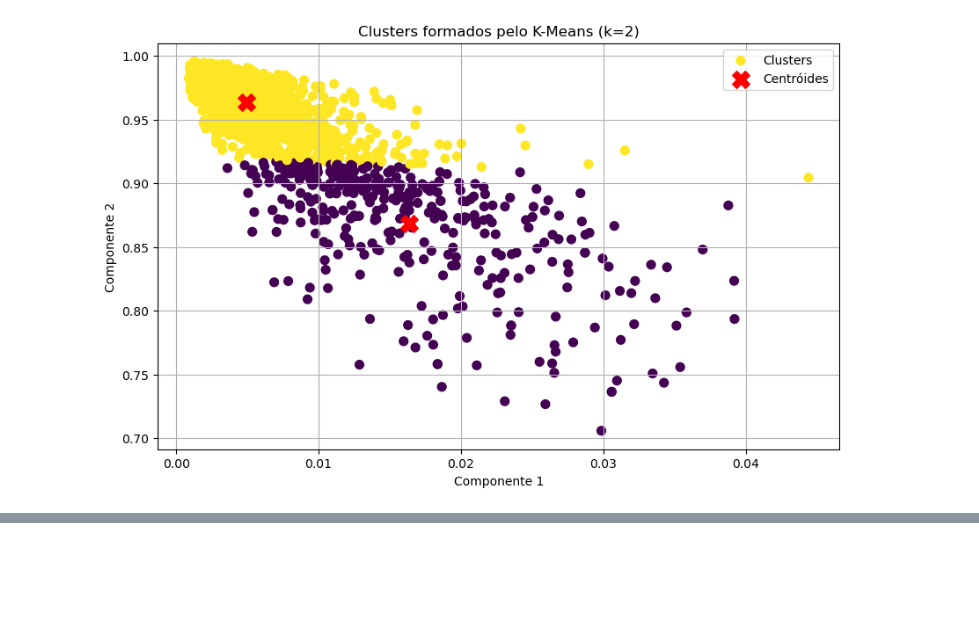
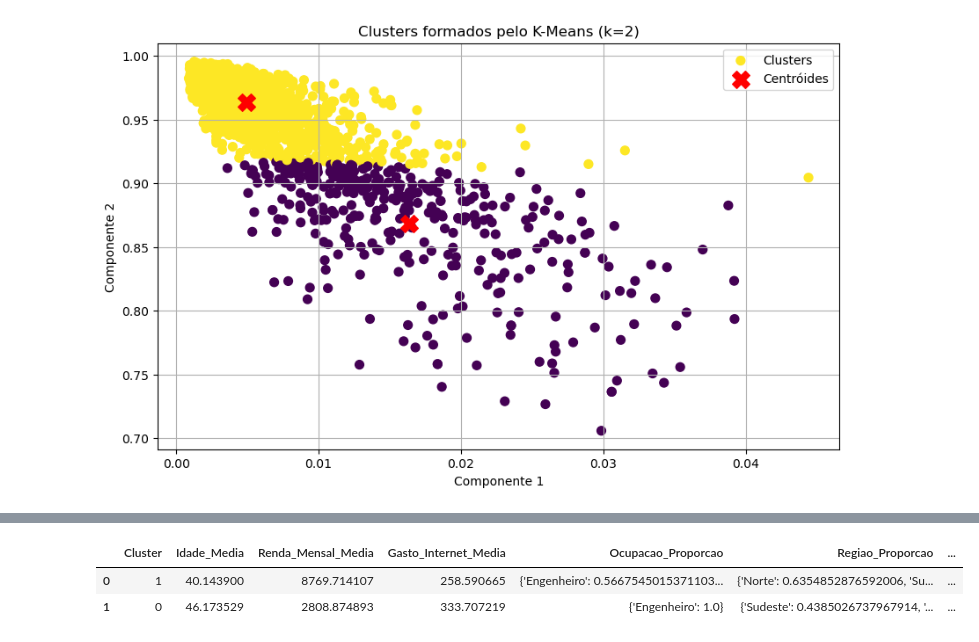
Before and after one commit to Joao-Gabriel05/Telecconect_analysis, a Jupyter notebook: clusterizacao_primeiro_modelo.ipynb, the cells around one changed output, grey strips where cells are left out. Saved outputs shown, nothing was run; the diff lists cells and outputs as text; code cells hidden in the pictures; blank space fills up the shorter version.

```diff
--- a/clusterizacao.ipynb
+++ b/clusterizacao_primeiro_modelo.ipynb
@@ -288,0 +319,34 @@ else:
+# %%
+import pandas as pd
+
+# Filtrando os nomes das colunas quantitativas e qualitativas
+colunas_qualitativas = [col for col in df.columns if df[col].nunique() <= 10 and col != 'cluster']
+colunas_quantitativas = [col for col in df.columns if col not in colunas_qualitativas + ['cluster']]
+
+# Calculando as características dos clusters
+resumo_clusters = []
+
+for cluster in df['cluster'].unique():
+    cluster_dados = df[df['cluster'] == cluster]
+    resumo = {'Cluster': cluster}
+
+    # Calculando médias para as variáveis quantitativas
+    for col in colunas_quantitativas:
+        resumo[f'{col}_Media'] = cluster_dados[col].mean()
+
+    # Calculando proporções para as variáveis qualitativas
+    for col in colunas_qualitativas:
+        resumo[f'{col}_Proporcao'] = cluster_dados[col].value_counts(normalize=True).to_dict()
+
+    resumo_clusters.append(resumo)
+
+# Criando um DataFrame resumo
+df_resumo = pd.DataFrame(resumo_clusters)
+
+# Exibindo as principais características
+pd.set_option('display.max_columns', None)
+df_resumo
+# %% [output]
+|  | Cluster | Idade_Media | Renda_Mensal_Media | Gasto_Internet_Media | Ocupacao_Proporcao | Regiao_Proporcao | ... |
+| 0 | 1 | 40.143900 | 8769.714107 | 258.590665 | {'Engenheiro': 0.5667545015371103... | {'Norte': 0.6354852876592006, 'Su... | ... |
+| 1 | 0 | 46.173529 | 2808.874893 | 333.707219 | {'Engenheiro': 1.0} | {'Sudeste': 0.4385026737967914, '... | ... |
```
Also changed, not shown: parts of 9 cells of this notebook, 3 other files.
